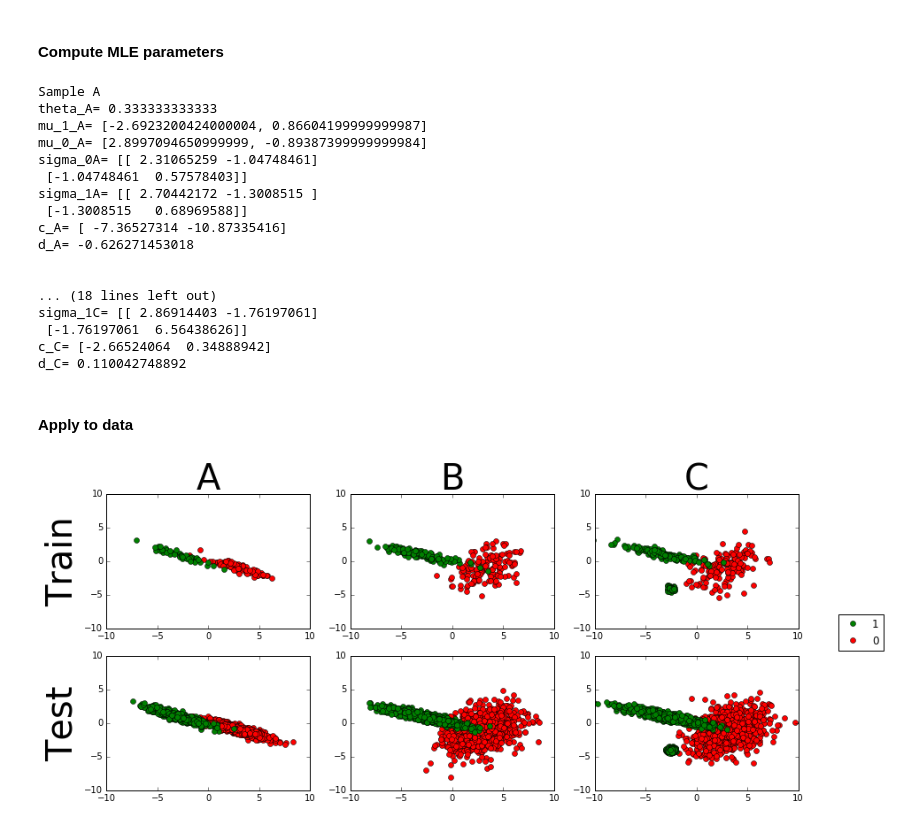
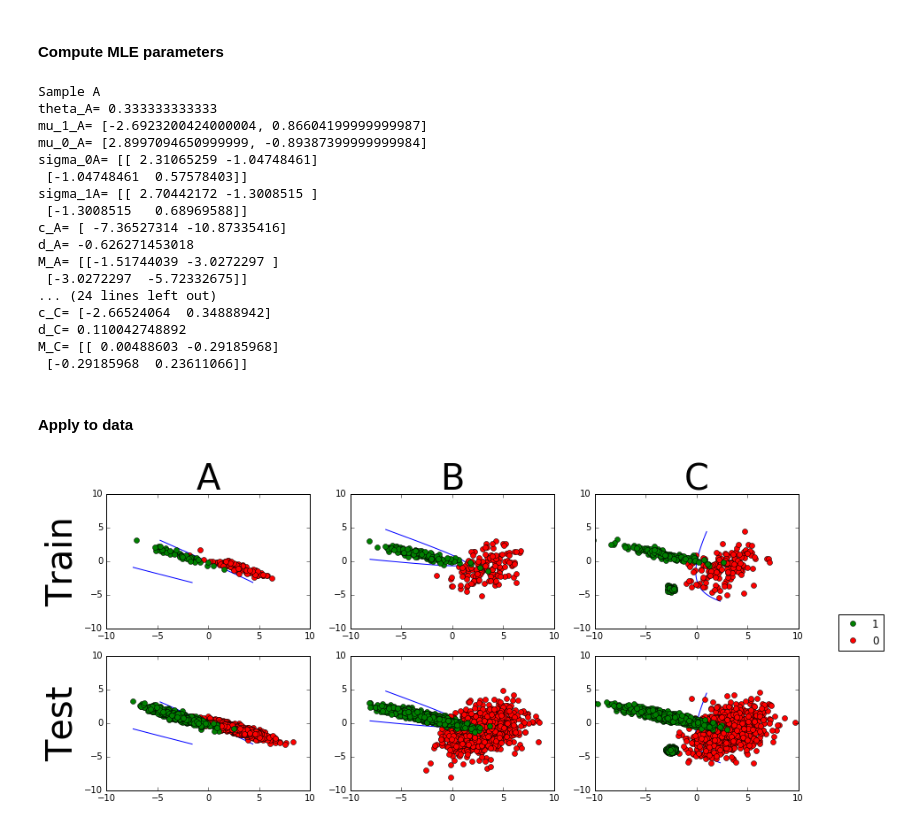
Before and after one commit to MSutt/PGM-HMW1, a Jupyter notebook: PGM-HMW1.ipynb, the cells around one changed output. Cells and saved outputs as stored; diff of their text form; code cells hidden in the pictures.

Commit message:
graph

```diff
--- a/PGM-HMW1.ipynb
+++ b/PGM-HMW1.ipynb
@@ -33,7 +33,7 @@ def plot_data(data,labels=None):
         plt.scatter(data[np.squeeze(labels==l),0],data[np.squeeze(labels==l),1],c=cols[i],marker=marks[i])
 
 
-def make_grid(data=None,xmin=-5,xmax=5,ymin=-5,ymax=5,step=20):
+def make_grid(data=None,xmin=-10,xmax=10,ymin=-10,ymax=10,step=100):
     """ Cree une grille sous forme de matrice 2d de la liste des points
     :param data: pour calcluler les bornes du graphe
     :param xmin: si pas data, alors bornes du graphe
@@ -50,7 +50,7 @@ def make_grid(data=None,xmin=-5,xmax=5,ymin=-5,ymax=5,step=20):
     return grid, x, y
 
 
-def plot_frontiere(data,f,step=20):
+def plot_frontiere(data,f,axe,step=100):
     """ Trace un graphe de la frontiere de decision de f
     :param data: donnees
     :param f: fonction de decision
@@ -58,7 +58,7 @@ def plot_frontiere(data,f,step=20):
     :return:
     """
     grid,x,y=make_grid(data=data,step=step)
-    plt.contourf(x,y,f(grid).reshape(x.shape),colors=('gray','blue'),levels=[-1,0,1])
+    axe.contour(x,y,f(grid).reshape(x.shape),colors=('blue'),levels=[0])
 # %% [markdown]
 ## Chargement des données
 # %%
@@ -231,19 +235,27 @@ def compute_d(X,Y):
            + 1/2*np.dot(np.dot(np.asarray(mu_0_MLE(X,Y)),np.linalg.inv(sigma_0_MLE(X,Y))),np.asarray(mu_0_MLE(X,Y)))
            - 1/2*np.dot(np.dot(np.asarray(mu_1_MLE(X,Y)),np.linalg.inv(sigma_1_MLE(X,Y))),np.asarray(mu_1_MLE(X,Y))))
 
-def M(X,Y):
+def compute_M(X,Y):
     return(np.linalg.inv(sigma_0_MLE(X,Y))-np.linalg.inv(sigma_1_MLE(X,Y)))
 
 
 #A VERIFIER
-def QDA_prediction(x,a,b):
-    return to_col(np.array([1/2*np.dot(np.dot(x,compute_M),x)+np.dot(c,x)+d>=0 for x in X_A_test]))
+def QDA_eval_quad_vect(X,c,d,M):
+    return np.array([np.array(1/2*np.dot(np.dot(x,M),x)+np.dot(c,x)+d) for x in X])
+
+
+
+def QDA_eval_quad(x,c,d,M):
+    return np.array(1/2*np.dot(np.dot(x,M),x)+np.dot(c,x)+d)
+
+def QDA_prediction(X,c,d,M):
+    return to_col(np.array([QDA_eval_quad(x,c,d,M)>=0 for x in X]))
 # %% [markdown]
 #### Compute MLE parameters
 # %%
 # definie a_A, a_B, a_c, b_A, ...
 for cas in ["A","B","C"]:
-    for parameters in ["c","d"]:
+    for parameters in ["c","d","M"]:
         exec(parameters+"_"+cas+"=compute_"+parameters+"(X_"+cas+"_train,Y_"+cas+"_train)")
 
     print("Sample "+cas)
@@ -254,6 +266,7 @@ for cas in ["A","B","C"]:
     print("sigma_1"+cas+"=",eval("sigma_1_MLE(X_"+cas+"_train,Y_"+cas+"_train)"))
     print("c_"+cas+"=", eval("c_"+cas))
     print("d_"+cas+"=", eval("d_"+cas))
+    print("M_"+cas+"=", eval("M_"+cas))
     print()
     print()
 # %% [output]
@@ -267,44 +280,48 @@ sigma_1A= [[ 2.70442172 -1.3008515 ]
  [-1.3008515   0.68969588]]
 c_A= [ -7.36527314 -10.87335416]
 d_A= -0.626271453018
-
-
-... (18 lines left out)
-sigma_1C= [[ 2.86914403 -1.76197061]
- [-1.76197061  6.56438626]]
+M_A= [[-1.51744039 -3.0272297 ]
+ [-3.0272297  -5.72332675]]
+... (24 lines left out)
 c_C= [-2.66524064  0.34888942]
 d_C= 0.110042748892
+M_C= [[ 0.00488603 -0.29185968]
+ [-0.29185968  0.23611066]]
 # %% [markdown]
 #### Apply to data
 # %%
 plt.rcParams['figure.figsize'] = (14, 6)
 fig, axes = plt.subplots(2, 3)
 axes[0][0].set_title("A",fontsize="40")
 axes[0][1].set_title("B",fontsize="40")
 axes[0][2].set_title("C",fontsize="40")
 axes[0][0].set_ylabel("Train",fontsize="40")
 axes[1][0].set_ylabel("Test",fontsize="40")
 
 Cases = ["A","B","C"]
 Sets = ["train","test"]
 for cas in Cases :
     for s in Sets:
         # Affichage des données
         axes[Sets.index(s)][Cases.index(cas)].set_xlim(-10,10)
         axes[Sets.index(s)][Cases.index(cas)].set_ylim(-10,10)
         exec("X_"+cas+"_0 = X_"+cas+"_"+s+"[np.squeeze(Y_"+cas+"_"+s+"==0)]")
         exec("X_"+cas+"_1 = X_"+cas+"_"+s+"[np.squeeze(Y_"+cas+"_"+s+"==1)]")
         exec("red, = axes[Sets.index(s)][Cases.index(cas)].plot(X_"+cas+"_0[:,0],X_"+cas+"_0[:,1],'ro')")
         exec("green, = axes[Sets.index(s)][Cases.index(cas)].plot(X_"+cas+"_1[:,0],X_"+cas+"_1[:,1],'go')")
 
         # Affichage de la ligne de p(Y=1|X)
-    a = eval("a_"+cas)
-    b = eval("b_"+cas)
+    c = eval("c_"+cas)
+    d = eval("d_"+cas)
+    M = eval("M_"+cas)
 
+    plot_frontiere(eval("X_"+cas+"_"+s),lambda x:QDA_eval_quad_vect(x,c,d,M),axes[0][Cases.index(cas)],100)
+    plot_frontiere(eval("X_"+cas+"_"+s),lambda x:QDA_eval_quad_vect(x,c,d,M),axes[1][Cases.index(cas)],100)
+#    axes[Sets.index(s)][Cases.index(cas)].plot_frontiere(X_A_test_A[:,0:2],front_QDA,100)
 fig.legend((green,red),('1', '0'),'center right',numpoints = 1)
 plt.show()
 # %% [output]
-[figure, old version]
+[figure, new version]
 # %%
 print(np.shape(X_A_train))
 plot_data(X_A_test,Y_A_test)
```
Also changed, not shown: parts of 2 cells of this notebook.
